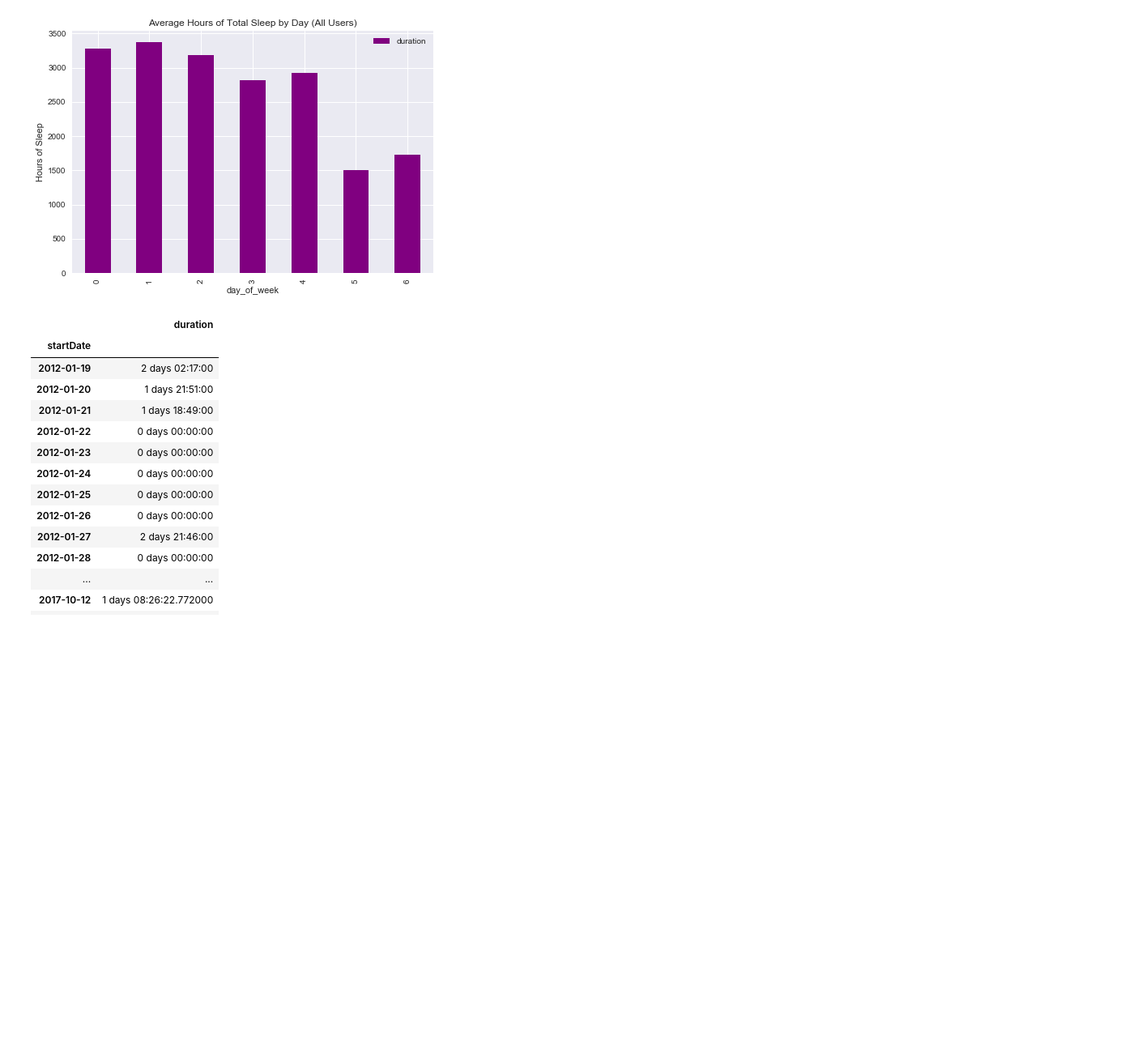
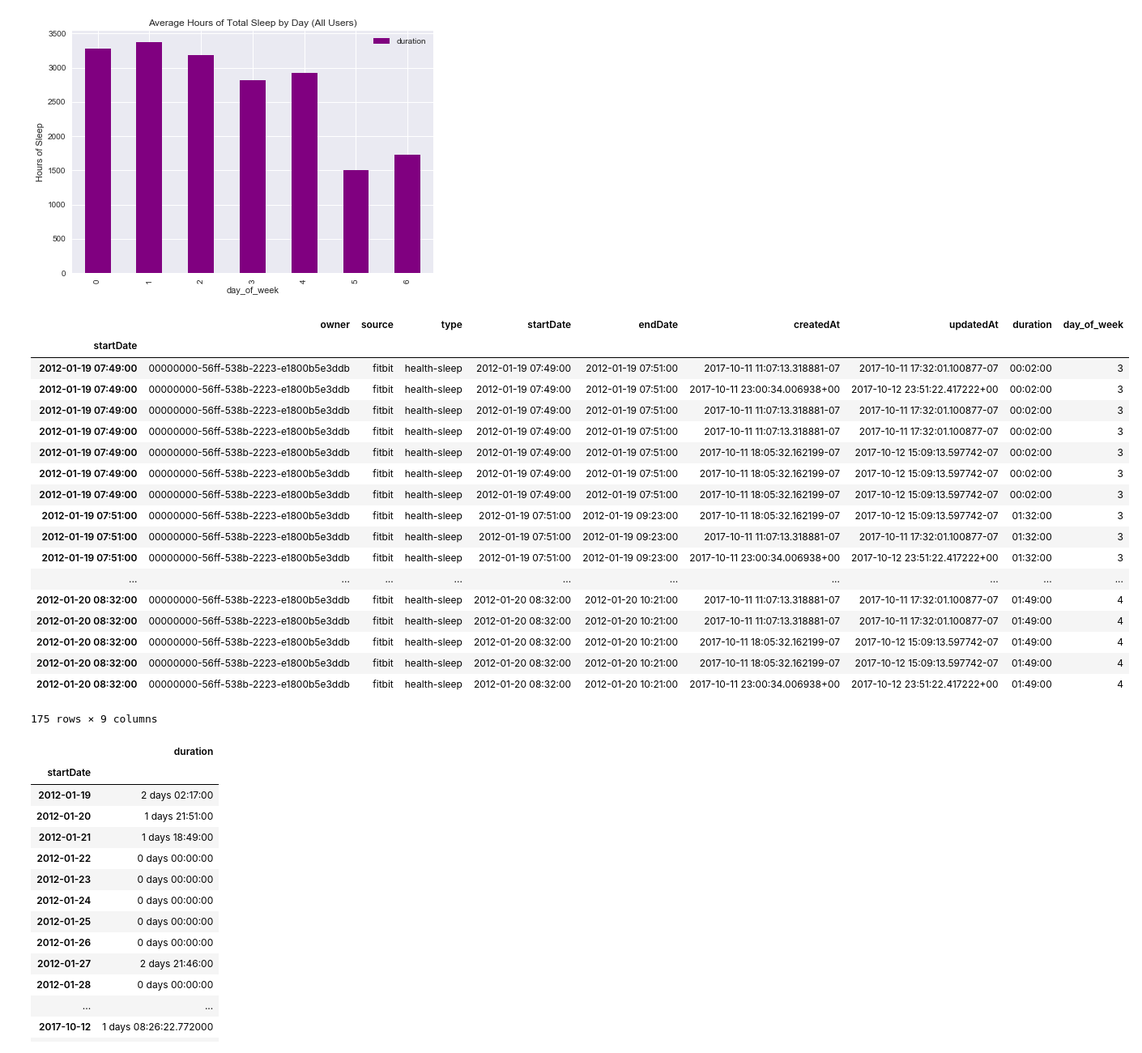
Before and after one commit to OngoDSS/Notebooks, a Jupyter notebook: lucas.ipynb, the cells around one changed output. Shown at 81% size. Drawn from its saved outputs; the diff is of its cells as text; code cells hidden in the pictures; blank space fills up the shorter version.

```diff
--- a/lucas.ipynb
+++ b/lucas.ipynb
@@ -113,6 +113,28 @@ for i in owners:
 sleep_by_day = {}
 for key, item in sleep_owners.items():
     sleep_by_day[key] = sleep_owners['00000000-56ff-538b-2223-e1800b5e3ddb'].duration.resample('D').sum().to_frame()
+# %%
+sleep_owners['00000000-56ff-538b-2223-e1800b5e3ddb'].sort_values('startDate', ascending = True).head(n=175)
+# %% [output]
+|  | owner | source | type | startDate | endDate | createdAt | updatedAt | duration | day_of_week |
+| startDate |  |  |  |  |  |  |  |  |  |
+| 2012-01-19 07:49:00 | 00000000-56ff-538b-2223-e1800b5e3ddb | fitbit | health-sleep | 2012-01-19 07:49:00 | 2012-01-19 07:51:00 | 2017-10-11 11:07:13.318881-07 | 2017-10-11 17:32:01.100877-07 | 00:02:00 | 3 |
+| 2012-01-19 07:49:00 | 00000000-56ff-538b-2223-e1800b5e3ddb | fitbit | health-sleep | 2012-01-19 07:49:00 | 2012-01-19 07:51:00 | 2017-10-11 23:00:34.006938+00 | 2017-10-12 23:51:22.417222+00 | 00:02:00 | 3 |
+| 2012-01-19 07:49:00 | 00000000-56ff-538b-2223-e1800b5e3ddb | fitbit | health-sleep | 2012-01-19 07:49:00 | 2012-01-19 07:51:00 | 2017-10-11 11:07:13.318881-07 | 2017-10-11 17:32:01.100877-07 | 00:02:00 | 3 |
+| 2012-01-19 07:49:00 | 00000000-56ff-538b-2223-e1800b5e3ddb | fitbit | health-sleep | 2012-01-19 07:49:00 | 2012-01-19 07:51:00 | 2017-10-11 11:07:13.318881-07 | 2017-10-11 17:32:01.100877-07 | 00:02:00 | 3 |
+| 2012-01-19 07:49:00 | 00000000-56ff-538b-2223-e1800b5e3ddb | fitbit | health-sleep | 2012-01-19 07:49:00 | 2012-01-19 07:51:00 | 2017-10-11 18:05:32.162199-07 | 2017-10-12 15:09:13.597742-07 | 00:02:00 | 3 |
+| 2012-01-19 07:49:00 | 00000000-56ff-538b-2223-e1800b5e3ddb | fitbit | health-sleep | 2012-01-19 07:49:00 | 2012-01-19 07:51:00 | 2017-10-11 18:05:32.162199-07 | 2017-10-12 15:09:13.597742-07 | 00:02:00 | 3 |
+| 2012-01-19 07:49:00 | 00000000-56ff-538b-2223-e1800b5e3ddb | fitbit | health-sleep | 2012-01-19 07:49:00 | 2012-01-19 07:51:00 | 2017-10-11 18:05:32.162199-07 | 2017-10-12 15:09:13.597742-07 | 00:02:00 | 3 |
+| 2012-01-19 07:51:00 | 00000000-56ff-538b-2223-e1800b5e3ddb | fitbit | health-sleep | 2012-01-19 07:51:00 | 2012-01-19 09:23:00 | 2017-10-11 18:05:32.162199-07 | 2017-10-12 15:09:13.597742-07 | 01:32:00 | 3 |
+| 2012-01-19 07:51:00 | 00000000-56ff-538b-2223-e1800b5e3ddb | fitbit | health-sleep | 2012-01-19 07:51:00 | 2012-01-19 09:23:00 | 2017-10-11 11:07:13.318881-07 | 2017-10-11 17:32:01.100877-07 | 01:32:00 | 3 |
+| 2012-01-19 07:51:00 | 00000000-56ff-538b-2223-e1800b5e3ddb | fitbit | health-sleep | 2012-01-19 07:51:00 | 2012-01-19 09:23:00 | 2017-10-11 23:00:34.006938+00 | 2017-10-12 23:51:22.417222+00 | 01:32:00 | 3 |
+| ... | ... | ... | ... | ... | ... | ... | ... | ... | ... |
+| 2012-01-20 08:32:00 | 00000000-56ff-538b-2223-e1800b5e3ddb | fitbit | health-sleep | 2012-01-20 08:32:00 | 2012-01-20 10:21:00 | 2017-10-11 11:07:13.318881-07 | 2017-10-11 17:32:01.100877-07 | 01:49:00 | 4 |
+| 2012-01-20 08:32:00 | 00000000-56ff-538b-2223-e1800b5e3ddb | fitbit | health-sleep | 2012-01-20 08:32:00 | 2012-01-20 10:21:00 | 2017-10-11 11:07:13.318881-07 | 2017-10-11 17:32:01.100877-07 | 01:49:00 | 4 |
+| 2012-01-20 08:32:00 | 00000000-56ff-538b-2223-e1800b5e3ddb | fitbit | health-sleep | 2012-01-20 08:32:00 | 2012-01-20 10:21:00 | 2017-10-11 18:05:32.162199-07 | 2017-10-12 15:09:13.597742-07 | 01:49:00 | 4 |
+| 2012-01-20 08:32:00 | 00000000-56ff-538b-2223-e1800b5e3ddb | fitbit | health-sleep | 2012-01-20 08:32:00 | 2012-01-20 10:21:00 | 2017-10-11 18:05:32.162199-07 | 2017-10-12 15:09:13.597742-07 | 01:49:00 | 4 |
+| 2012-01-20 08:32:00 | 00000000-56ff-538b-2223-e1800b5e3ddb | fitbit | health-sleep | 2012-01-20 08:32:00 | 2012-01-20 10:21:00 | 2017-10-11 23:00:34.006938+00 | 2017-10-12 23:51:22.417222+00 | 01:49:00 | 4 |
+175 rows × 9 columns
 # %%
 sleep_by_day['00000000-56ff-538b-2223-e1800b5e3ddb']
 # %% [output]
```
